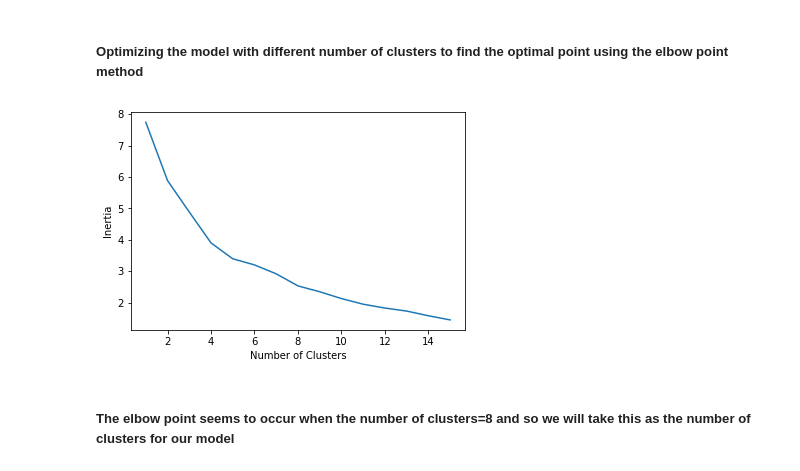
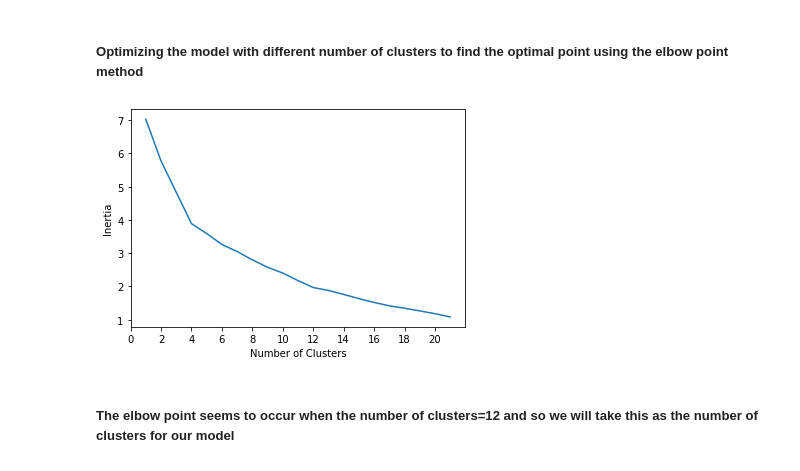
Before and after one commit to gjreig/Capstone, a Jupyter notebook: New Clustering Chicago's Community Areas.ipynb, the cells around one changed output. Saved outputs shown, nothing was run; the diff lists cells and outputs as text; code cells hidden in the pictures.

```diff
--- a/New Clustering Chicago's Community Areas.ipynb
+++ b/New Clustering Chicago's Community Areas.ipynb
@@ -403,7 +408,7 @@ Requirement already satisfied: chardet<4,>=3.0.2 in /opt/conda/envs/Python-3.7-m
 # %%
 inertia=[]
 n=[]
-for i in range(15):
+for i in range(21):
     kclusters =i+1
     chicago_grouped_clustering = chicago_grouped.drop('Community Name', 1)
     # run k-means clustering
@@ -414,10 +419,11 @@ for i in range(15):
 # %%
 plt.plot(n,inertia)
 plt.ylabel('Inertia')
 plt.xlabel('Number of Clusters')
+plt.xticks(np.arange(0,21,2))
 plt.show()
 # %% [output]
-[figure, old version]
+[figure, new version]
 # %% [markdown]
-<h5>The elbow point seems to occur when the number of clusters=8 and so we will take this as the number of clusters for our model</h5>
+<h5>The elbow point seems to occur when the number of clusters=12 and so we will take this as the number of clusters for our model</h5>
 # %%
```
Also changed, not shown: parts of 31 cells of this notebook.
